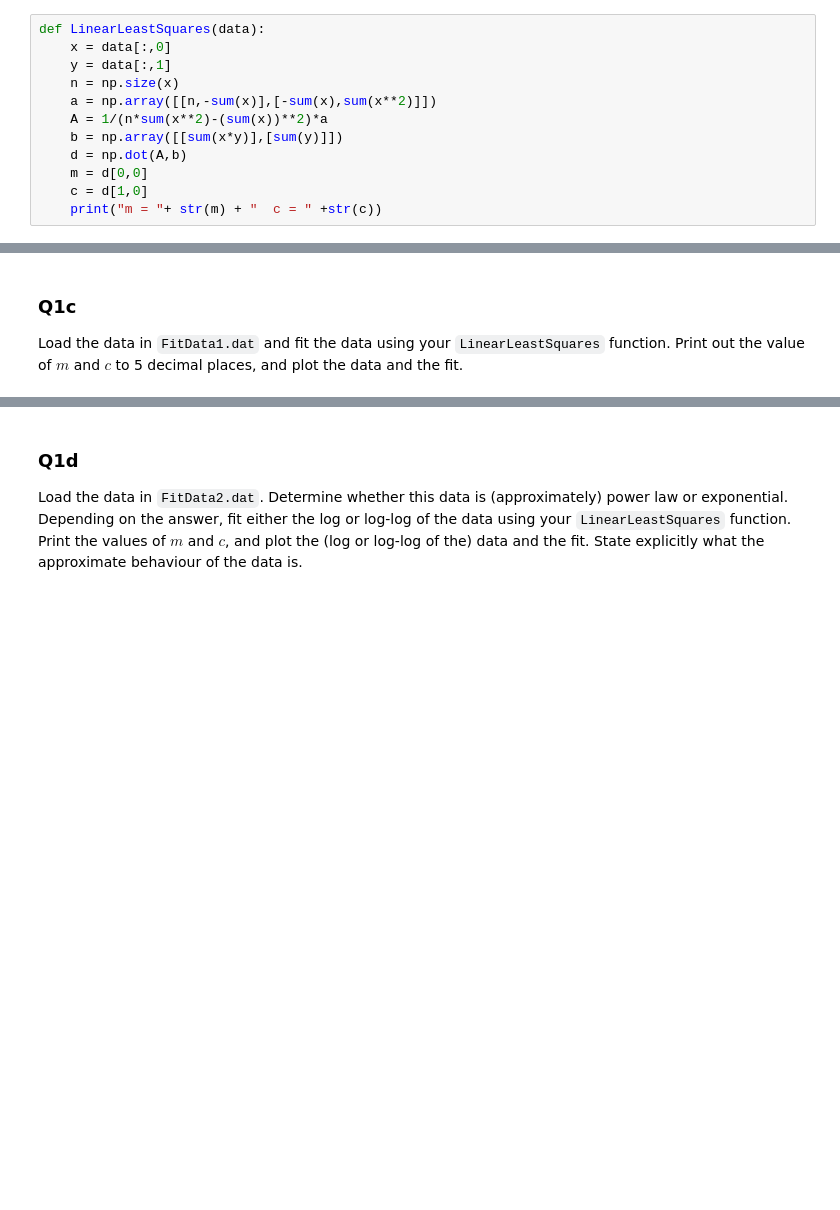
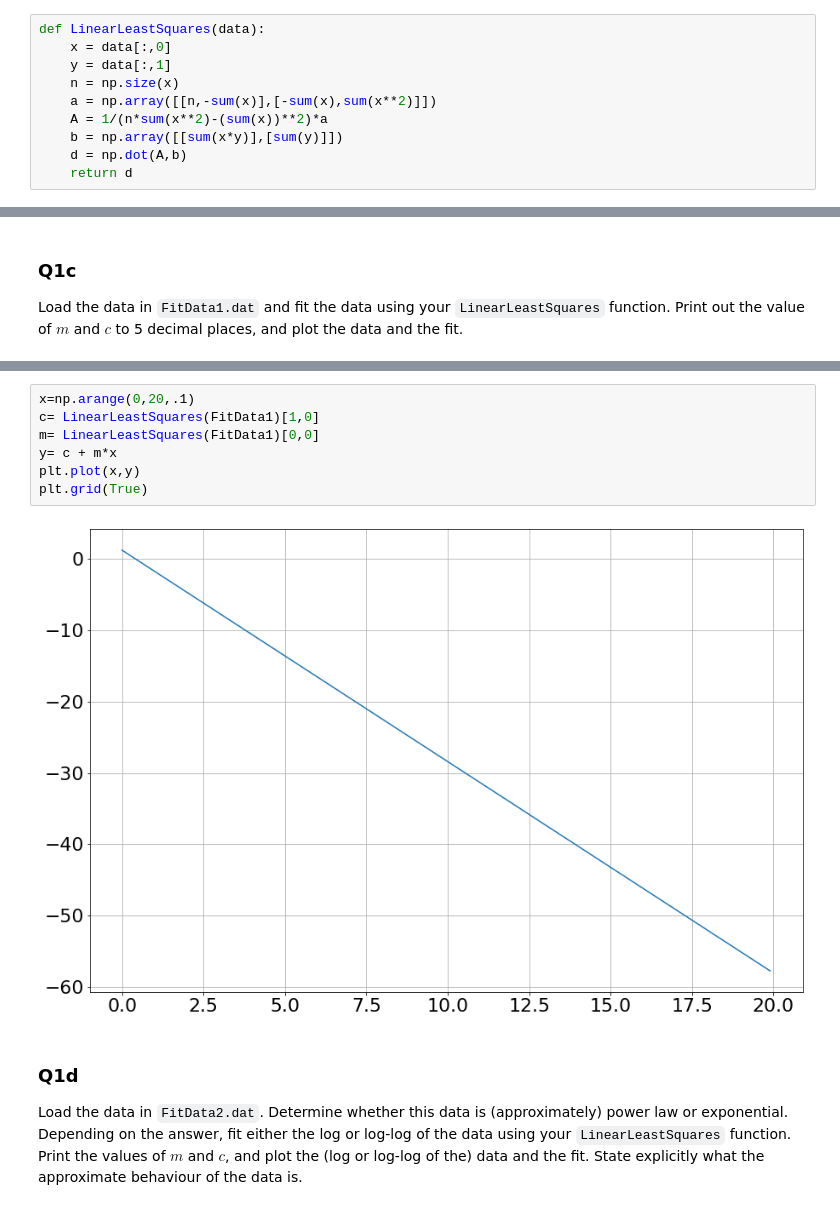
Before and after one commit to odhrandooley/ACM20030-Assignments, a Jupyter notebook: Assignment-3.ipynb, the cells around one changed output, grey strips where cells are left out. Cells and saved outputs as stored; diff of their text form; blank space fills up the shorter version.

```diff
--- a/Assignment-3.ipynb
+++ b/Assignment-3.ipynb
@@ -67,9 +64,7 @@ def LinearLeastSquares(data):
     A = 1/(n*sum(x**2)-(sum(x))**2)*a
     b = np.array([[sum(x*y)],[sum(y)]])
     d = np.dot(A,b)
-    m = d[0,0]
-    c = d[1,0]
-    print("m = "+ str(m) + "  c = " +str(c))
+    return d
 # %% [markdown]
 Test you function with the data we looked at in the lecture, given below:
 # %%
@@ -104,3 +104,12 @@ FitData1= np.loadtxt('FitData1.dat')
+# %%
+x=np.arange(0,20,.1)
+c= LinearLeastSquares(FitData1)[1,0]
+m= LinearLeastSquares(FitData1)[0,0]
+y= c + m*x
+plt.plot(x,y)
+plt.grid(True)
+# %% [output]
+[figure, added]
 # %% [markdown]
 ### Q1d
 Load the data in `FitData2.dat`. Determine whether this data is (approximately) power law or exponential. Depending on the answer, fit either the log or log-log of the data using your `LinearLeastSquares` function. Print the values of $m$ and $c$, and plot the (log or log-log of the) data and the fit. State explicitly what the approximate behaviour of the data is.
```
Also changed, not shown: parts of 12 cells of this notebook, 2 other files.
